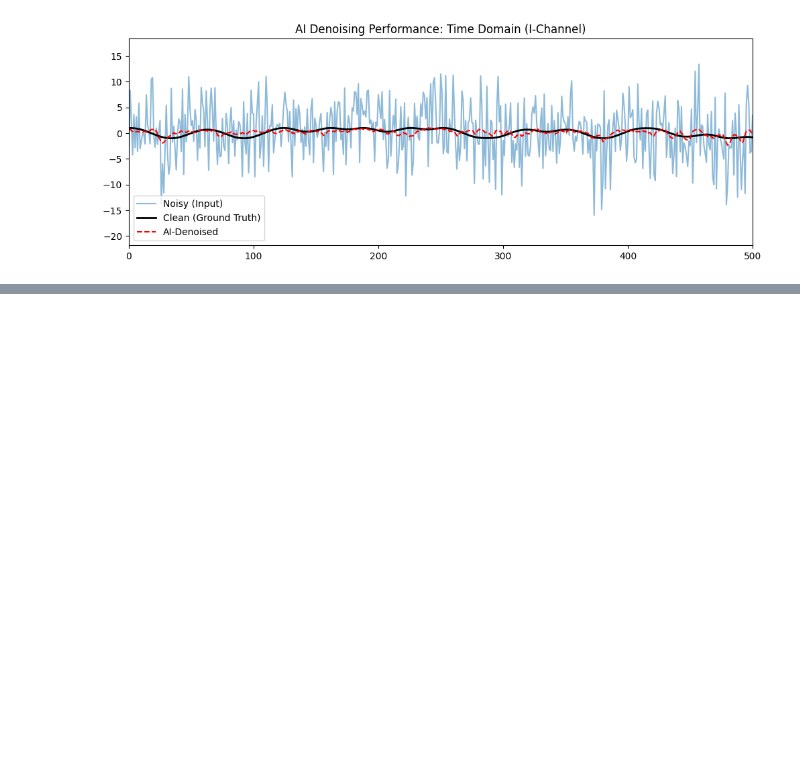
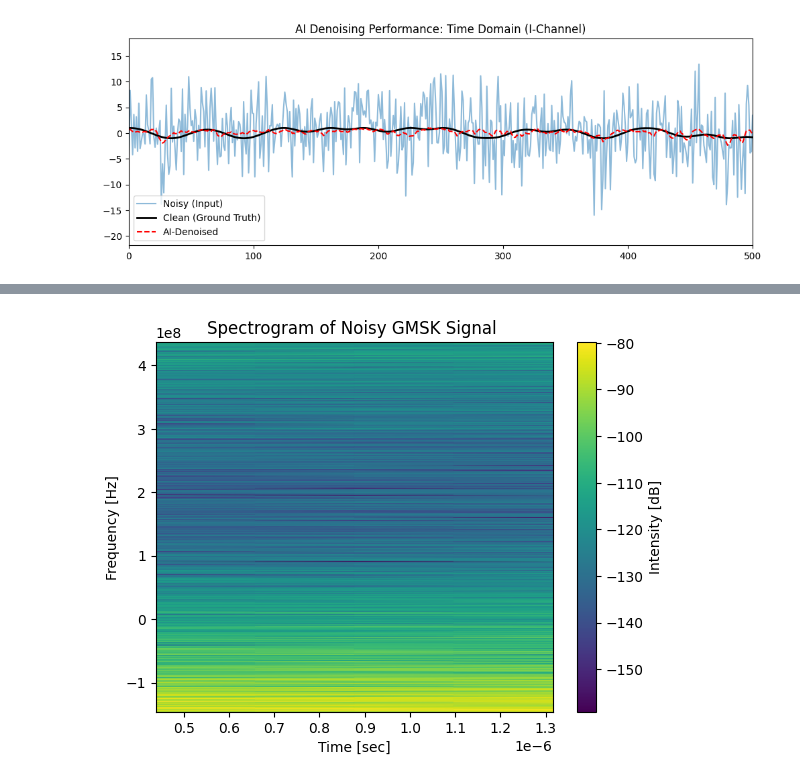
Before and after one commit to prayer-position/Cubesat-Radioastronomie, a Jupyter notebook: notebooks/Neural_Network_Denoising.ipynb, the cells around one changed output, grey strips where cells are left out. Saved outputs shown, nothing was run; the diff lists cells and outputs as text; code cells hidden in the pictures; blank space fills up the shorter version.

```diff
--- a/notebooks/Neural_Network_Denoising.ipynb
+++ b/notebooks/Neural_Network_Denoising.ipynb
@@ -163 +185,11 @@ plt.show()
+# %%
+input_tensor = torch.from_numpy(np.vstack((s_noisy.real, s_noisy.imag))).float().unsqueeze(0)
+with torch.no_grad():
+    denoised_iq_raw = model(input_tensor).squeeze(0).numpy()
+
+s_denoised = denoised_iq_raw[0, :] + 1j * denoised_iq_raw[1, :]
+
+plot_spectrogram(s_denoised, L*fc, fc, title=f'Spectrogram of Noisy GMSK Signal ')
+# %% [output]
+[figure, added]
 # %%
```
Also changed, not shown: parts of 5 cells of this notebook.
